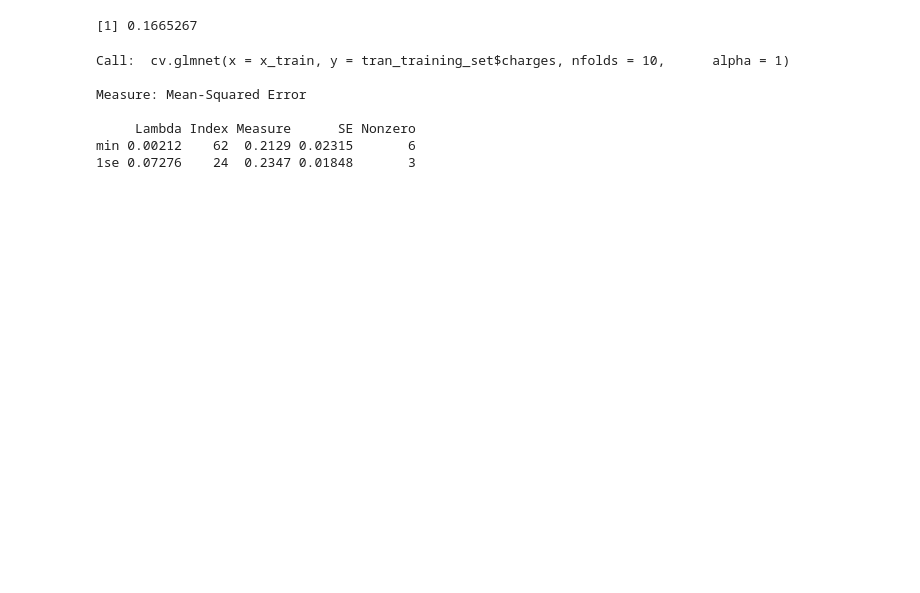
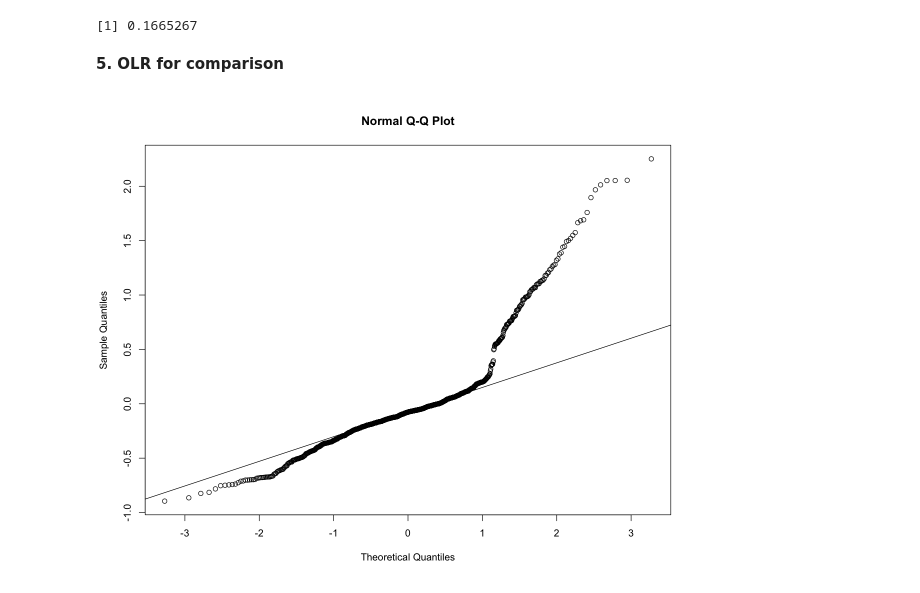
Before and after one commit to Zibo-S/STAT301_Gp_4, a Jupyter notebook: Final_Report_Draft.ipynb, the cells around one changed output. Drawn from its saved outputs; the diff is of its cells as text; code cells hidden in the pictures; blank space fills up the shorter version.

```diff
--- a/Final_Report_Draft.ipynb
+++ b/Final_Report_Draft.ipynb
@@ -274,14 +314,13 @@ mse(actual,predictions)
 # %% [output]
 [1] 0.1665267
-# %%
-lasso_model
-# %% [output]
-Call:  cv.glmnet(x = x_train, y = tran_training_set$charges, nfolds = 10,      alpha = 1)
-
-Measure: Mean-Squared Error
-
-     Lambda Index Measure      SE Nonzero
-min 0.00212    62  0.2129 0.02315       6
-1se 0.07276    24  0.2347 0.01848       3
 # %%
 # Testing mse is smaller
+# %% [markdown]
+**5. OLR for comparison**
+# %%
+olr<-lm(tran_training_set$charges ~.,tran_training_set)
+# %%
+qqnorm(olr$residuals)
+qqline(olr$residuals)
+# %% [output]
+[figure, added]
```
Also changed, not shown: parts of 21 cells of this notebook.
